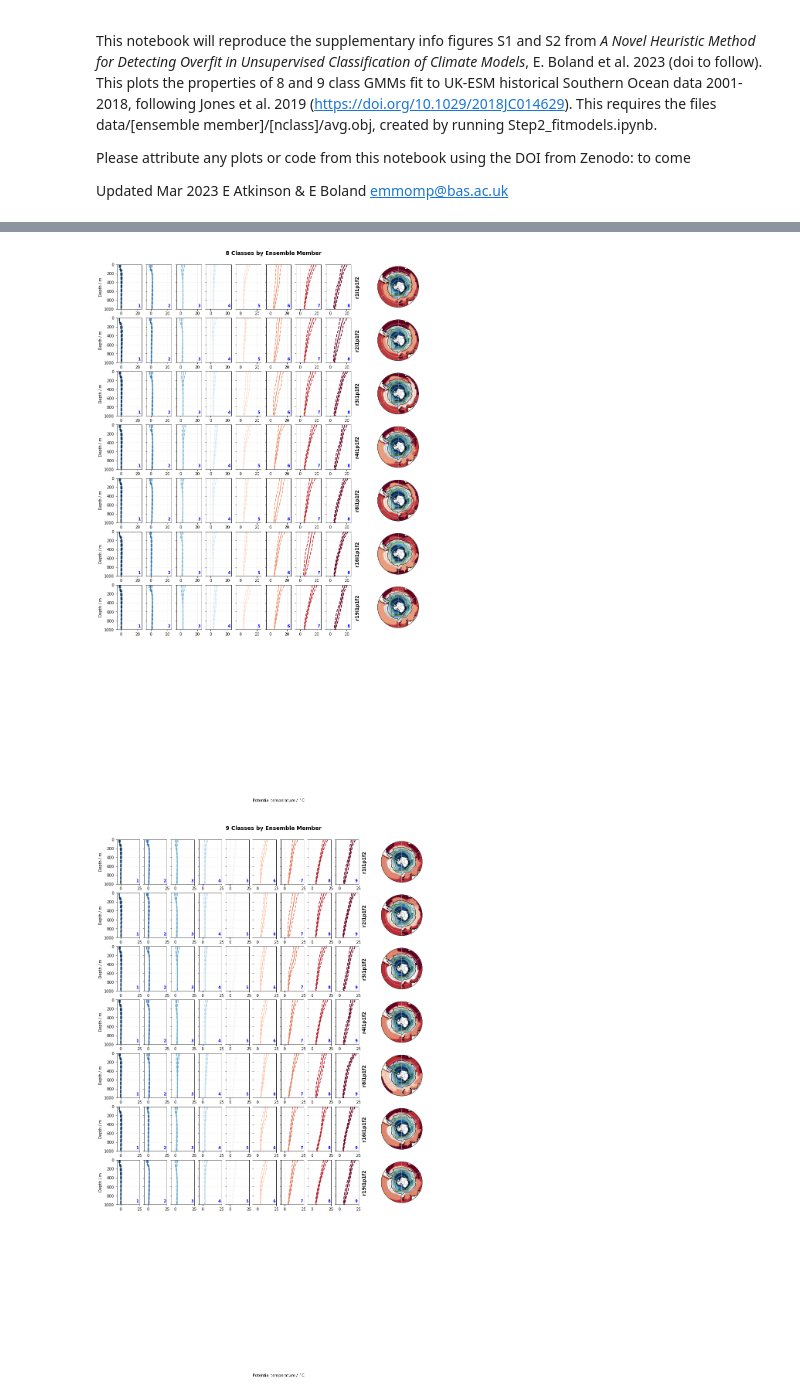
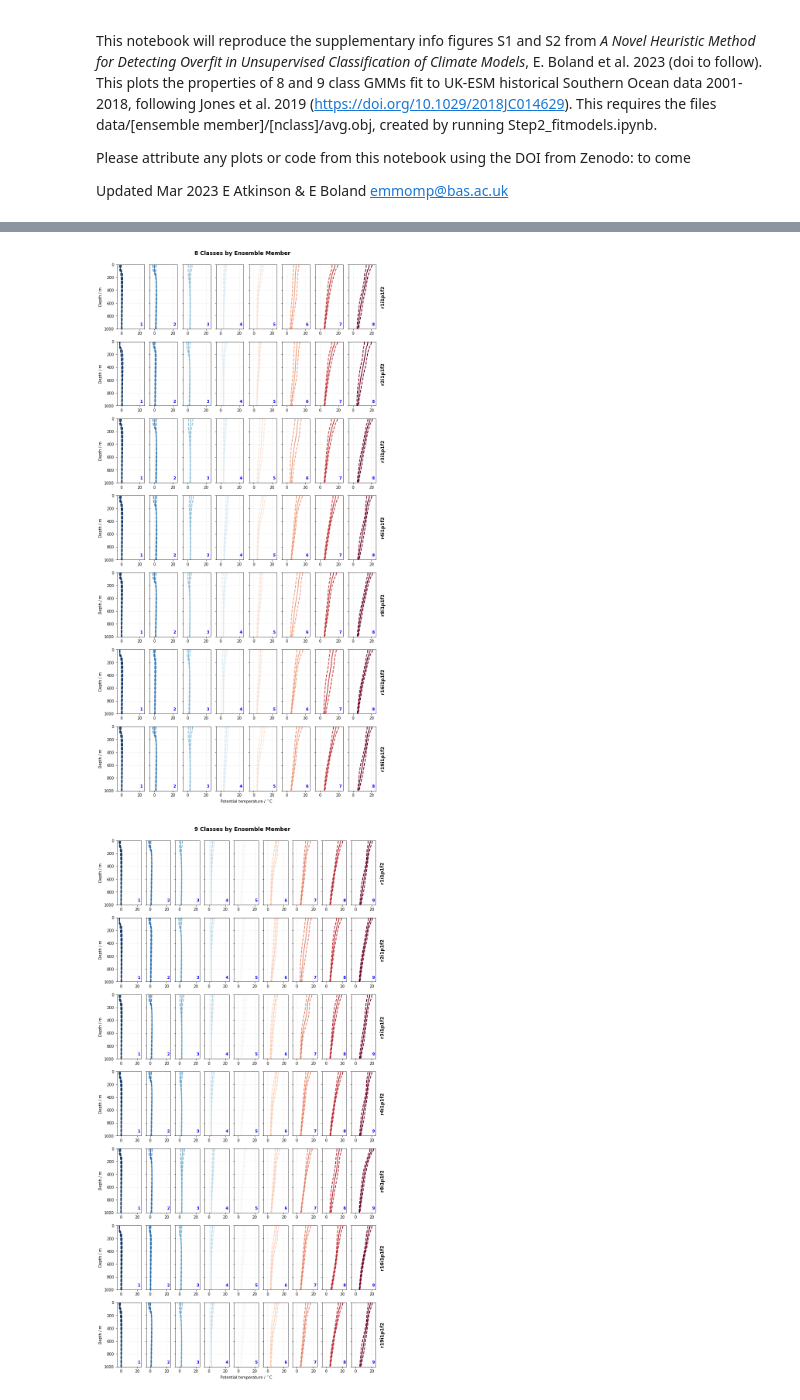
Before and after one commit to emmomp/OceanClusteringMethods, a Jupyter notebook: FiguresS1S2_all78classes.ipynb, the cells around one changed output, grey strips where cells are left out. Cells and saved outputs as stored; diff of their text form; code cells hidden in the pictures.

Commit message:
Split supplementary figures into spatial and profile plots

```diff
--- a/FiguresS1S2_all78classes.ipynb
+++ b/FiguresS1S2_all78classes.ipynb
@@ -24,6 +24,7 @@ model_folder = 'model'
 n_classes = [8,9]
 #ids = ['r1i1p1f2', 'r2i1p1f2', 'r3i1p1f2', 'r4i1p1f2', 'r5i1p1f3', 'r6i1p1f3', 'r7i1p1f3', 'r8i1p1f2', 'r9i1p1f2', 'r10i1p1f2']
 ids = ['r1i1p1f2', 'r2i1p1f2', 'r3i1p1f2', 'r4i1p1f2', 'r8i1p1f2', 'r16i1p1f2', 'r19i1p1f2']
+nids=len(ids)
 mask = np.load('data/mask.npy', allow_pickle=True)
 levs= np.load('data/levs.npy', allow_pickle=True)
 # %%
@@ -35,69 +86,48 @@ for front in fronts:
 # %%
-proj = ccrs.SouthPolarStereo()
-front_colors=['black','grey','green',(218/256,165/256,32/256)]
-
-# compute a circle in axes coordinates,
-# which we can use as a boundary for the map.
-theta = np.linspace(0, 2*np.pi, 100)
-center = [0.5, 0.5]
-radius = 0.46   # 0.46 corresponds to roughly 30S Latitude
-verts = np.vstack([np.sin(theta), np.cos(theta)]).T
-circle = mpath.Path(verts * radius + center)
-
 for iin,nclass in enumerate(n_classes):
 
-    fig=plt.figure(figsize=(15,25))
+    fig=plt.figure(figsize=(12,25))
     colormap = plt.get_cmap('RdBu_r', nclass)
+    ip=1
 
     for im,m_id in enumerate(ids):
 
         # Load data and sort by mean profile temperature
         path='{}/{}/{}'.format(model_folder, m_id, nclass)
-        data=xr.open_dataset('{}/class.nc'.format(path))
         with open('{}/avg_prof.obj'.format(path), 'rb') as file:
             ref_profiles = pickle.load(file)
         inds=flt.temp_sort(None, ref_profiles, True)
-        classes=flt.reorder(data,inds)
-
-        ax=plt.subplot2grid((10,nclass+3),(im,nclass),colspan=3,projection=proj)
-
-        CS=ax.scatter(classes.lon,classes.lat,c=flt.modal_classes(classes['class'],dims=['time']),cmap=colormap,transform=ccrs.PlateCarree())
-        for indf,front in enumerate(fronts):
-            ax.plot(front_data[front][:,0], front_data[front][:,1], lw = 1, ls='-', label=front.upper(),color=front_colors[indf],transform=ccrs.PlateCarree())
-        ax.set_boundary(circle, transform=ax.transAxes)
-
-        # Add features
-        ax.gridlines()
-        ax.coastlines()
 
         for nn in range(0,nclass):
-            ax=plt.subplot2grid((10,nclass+3),(im,nn),colspan=1)
+            ax=plt.subplot(nids,nclass,ip)
 
             if nn == nclass-1:
                 ax.annotate(m_id,xy=(1.15,0.5),xycoords=ax.transAxes,fontsize=12,fontweight='bold',\
                      rotation='vertical',va='center')
             ax.text(0.85,0.05,str(nn+1),fontweight='bold',fontsize=10,color='b',transform=ax.transAxes)
 
             ax.plot(ref_profiles[inds[nn]]['mean'],levs,color=colormap(nn),lw=2)
             ax.plot(ref_profiles[inds[nn]]['mean']+ref_profiles[inds[nn]]['std'],levs,linestyle='--',color=colormap(nn),lw=2)
             ax.plot(ref_profiles[inds[nn]]['mean']-ref_profiles[inds[nn]]['std'],levs,linestyle='--',color=colormap(nn),lw=2)
 
             ax.set_ylim([1000,0])
             ax.set_xlim(-5,25)
             ax.grid(alpha=0.2)
           # ax.set_xlabel('Temperature (°C)')
             if nn==0:
                 ax.set_ylabel('Depth / m')
             else:
                 ax.set_yticklabels('')
 
+            ip+=1
+
     plt.suptitle('{} Classes by Ensemble Member'.format(nclass),fontsize=14,fontweight='bold',y=0.9)
 
     fig.add_subplot(111, frameon=False)
     plt.tick_params(labelcolor='none', which='both', top=False, bottom=False, left=False, right=False)
     plt.xlabel('Potential temperature / ${}^\circ$C')
 
-    plt.savefig('figures/{}class_byensemble.pdf'.format(nclass),bbox_inches='tight')
+    plt.savefig('figures/{}class_byensemble_profiles.pdf'.format(nclass),bbox_inches='tight')
 # %% [output]
-[figure, old version]
+[figure, new version]
-[figure, old version]
+[figure, new version]
```
Also changed, not shown: parts of 1 cell of this notebook, 6 other files.
